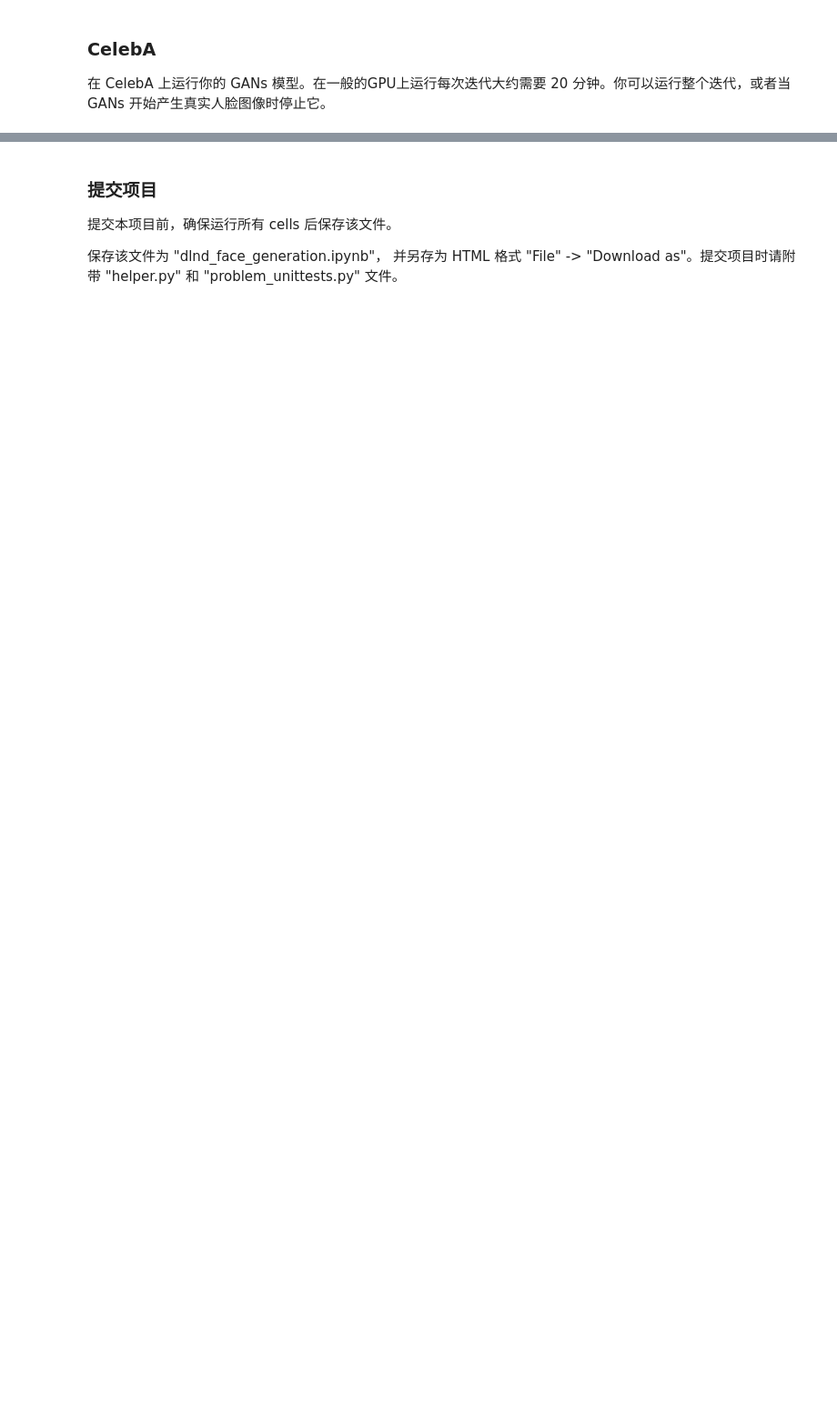
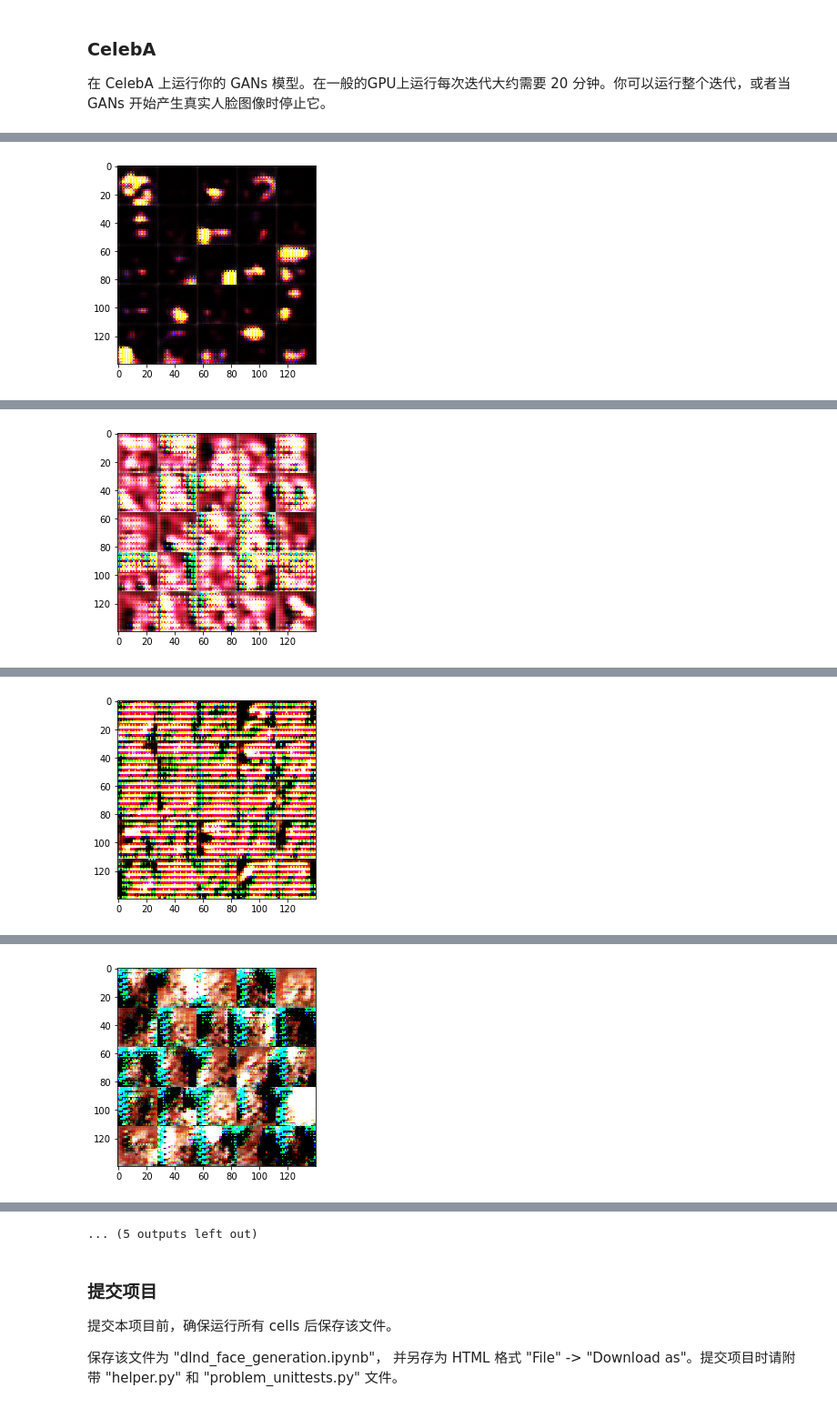
Before and after one commit to zizhazhu/face-generation, a Jupyter notebook: dlnd_face_generation.ipynb, the cells around one changed output, grey strips where cells are left out. Shown at 91% size. Saved outputs shown, nothing was run; the diff lists cells and outputs as text; code cells hidden in the pictures; blank space fills up the shorter version.

```diff
--- a/dlnd_face_generation.ipynb
+++ b/dlnd_face_generation.ipynb
@@ -375,10 +460,10 @@ with tf.Graph().as_default():
 ### CelebA
 在 CelebA 上运行你的 GANs 模型。在一般的GPU上运行每次迭代大约需要 20 分钟。你可以运行整个迭代，或者当 GANs 开始产生真实人脸图像时停止它。
 # %%
-batch_size = None
-z_dim = None
-learning_rate = None
-beta1 = None
+batch_size = 128
+z_dim = 200
+learning_rate = 0.001
+beta1 = 0.5
 
 
 """
@@ -390,3 +475,4 @@ celeba_dataset = helper.Dataset('celeba', glob(os.path.join(data_dir, 'img_align
 with tf.Graph().as_default():
     train(epochs, batch_size, z_dim, learning_rate, beta1, celeba_dataset.get_batches,
           celeba_dataset.shape, celeba_dataset.image_mode)
+# %% [output]
@@ -392,0 +489 @@ with tf.Graph().as_default():
+[figure, added]
@@ -392,0 +500 @@ with tf.Graph().as_default():
+[figure, added]
@@ -392,0 +511 @@ with tf.Graph().as_default():
+[figure, added]
@@ -392,0 +522 @@ with tf.Graph().as_default():
+[figure, added]
@@ -393,3 +545,4 @@ with tf.Graph().as_default():
+... (5 outputs left out)
 # %% [markdown]
 ### 提交项目
 提交本项目前，确保运行所有 cells 后保存该文件。
```
Also changed, not shown: parts of 3 cells of this notebook.
